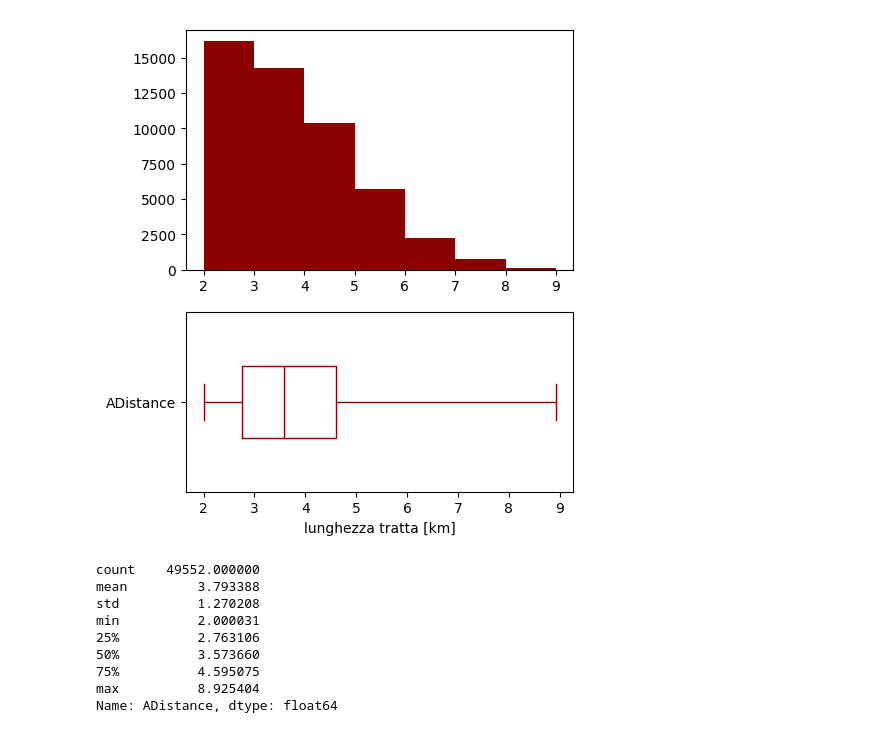
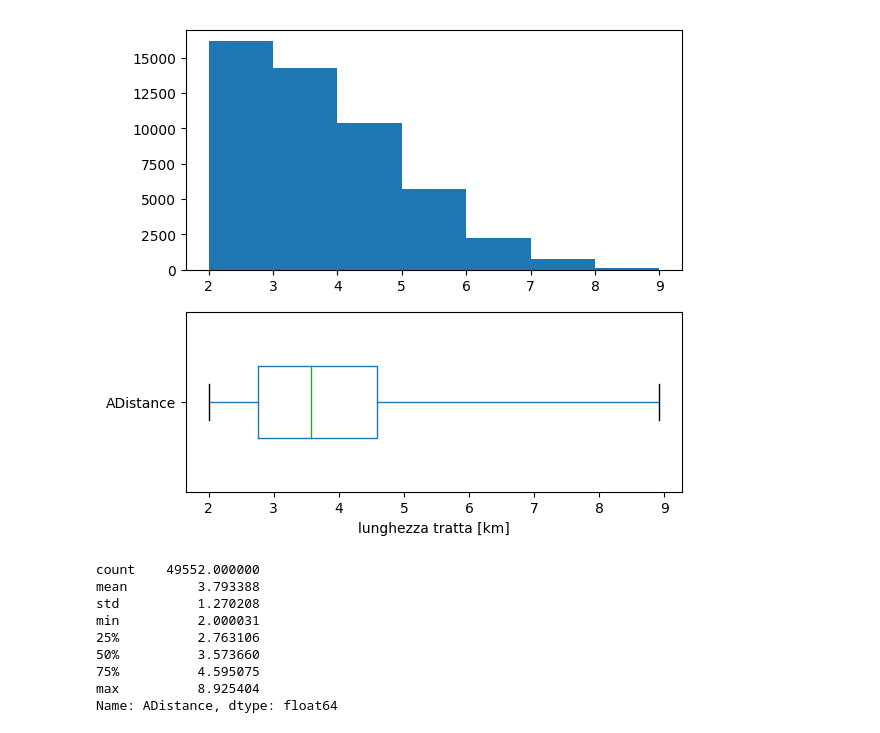
Before and after one commit to mmastrapasqua7/kowalskianalysis, a Jupyter notebook: jupyter/01_AnalisiTratteGenerateARandom.ipynb, the cells around one changed output. Saved outputs shown, nothing was run; the diff lists cells and outputs as text; code cells hidden in the pictures.

```diff
--- a/jupyter/01_AnalisiTratteGenerateARandom.ipynb
+++ b/jupyter/01_AnalisiTratteGenerateARandom.ipynb
@@ -6,7 +6,6 @@ import matplotlib.pyplot as plt
 
 from scipy.constants import golden
 plt.style.use('default')
-plt.rc('figure', figsize=((5.0, 5.0 / golden)))
 
 # VARIABILI
 csvfile = 'csv/alldata.csv'
@@ -40,23 +39,24 @@ def clean(df):
     coherence_cond = (df['Car'] <= df['Car2Go']) & (df['Car'] <= df['Enjoy'])
     cleaned = distance_cond & public_cond & bike_cond & foot_cond & car_cond & car2go_cond & enjoy_cond & coherence_cond
     return cleaned
+
+tragitti = tragitti[clean(tragitti)]
 # %%
-tragitti = tragitti[clean(tragitti)]
 sample = tragitti[distance_param]
 
 sample = sample[sample <= 9.]
 
 f, (h, b) = plt.subplots(2, 1, gridspec_kw = {'height_ratios':[4, 3]})
 f.set_figheight(6)
 
 h.yaxis.label.set_visible(False)
 
-sample.plot.hist(bins=gbins, ax=h, color='darkred')
-sample.plot.box(vert=False, whis='range', ax=b, widths=.4, color='darkred')
+sample.plot.hist(bins=gbins, ax=h)
+sample.plot.box(vert=False, whis='range', ax=b, widths=.4)
 plt.xlabel('lunghezza tratta [km]')
 plt.show()
 # %% [output]
-[figure, old version]
+[figure, new version]
 # %%
 sample.describe()
 # %% [output]
```
Also changed, not shown: parts of 3 cells of this notebook, 20 other files.
